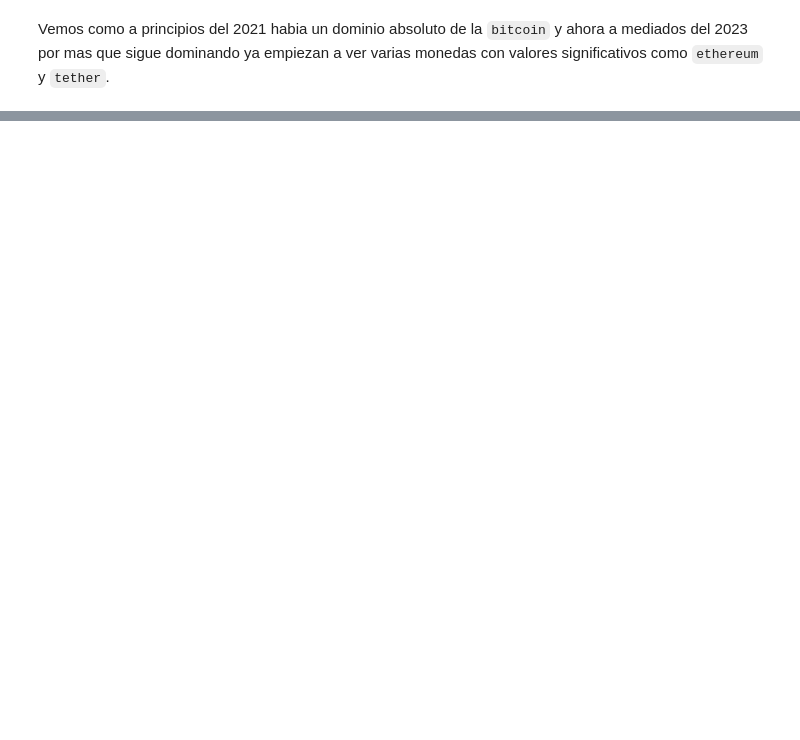
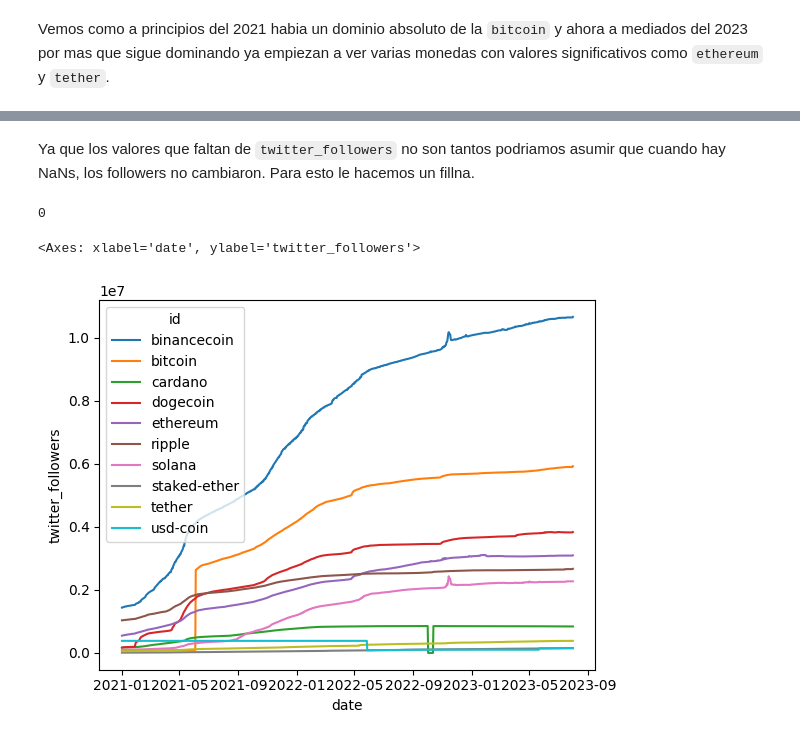
Before and after one commit to SebastianBesio/PI_DA, a Jupyter notebook: 1_EDA.ipynb, the cells around one changed output, grey strips where cells are left out. Saved outputs shown, nothing was run; the diff lists cells and outputs as text; code cells hidden in the pictures; blank space fills up the shorter version.

```diff
--- a/1_EDA.ipynb
+++ b/1_EDA.ipynb
@@ -486,0 +332,13 @@ NameError: name 'housing' is not defined
+# %% [markdown]
+Ya que los valores que faltan de `twitter_followers` no son tantos podriamos asumir que cuando hay NaNs, los followers no cambiaron. Para esto le hacemos un fillna.
+# %%
+df['twitter_followers'] = df['twitter_followers'].fillna(method='ffill')
+# %%
+df['twitter_followers'].isna().sum()
+# %% [output]
+0
+# %%
+sns.lineplot(data=df, x='date', y='twitter_followers', hue='id')
+# %% [output]
+<Axes: xlabel='date', ylabel='twitter_followers'>
+[figure, added]
```
Also changed, not shown: parts of 59 cells of this notebook, 3 other files.
